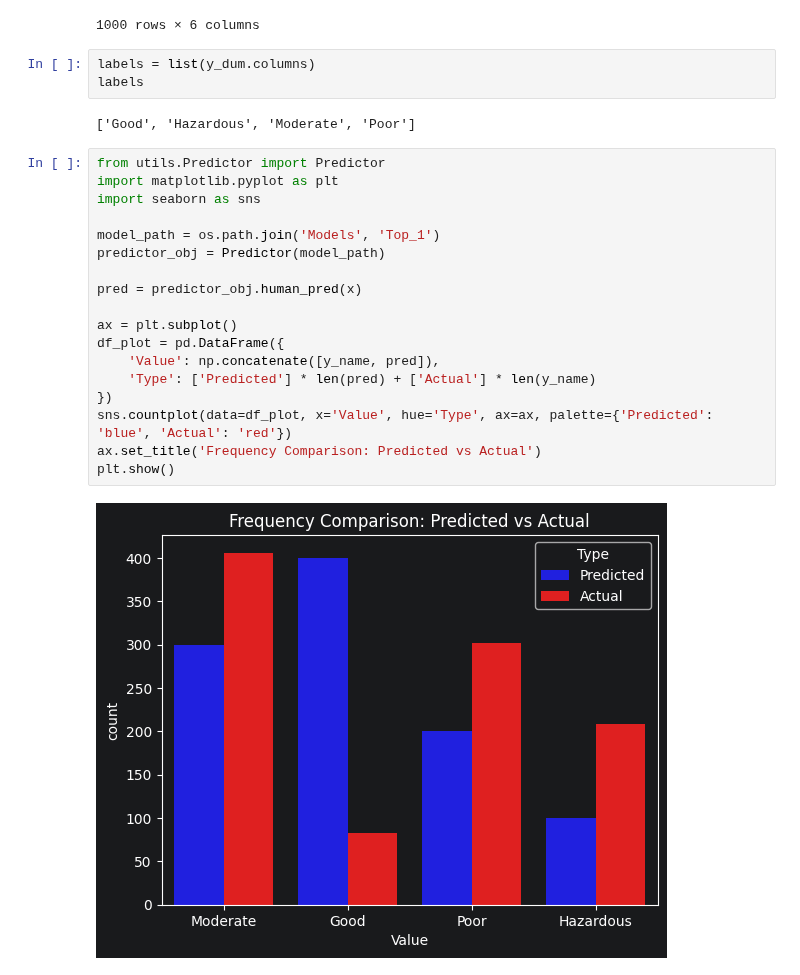
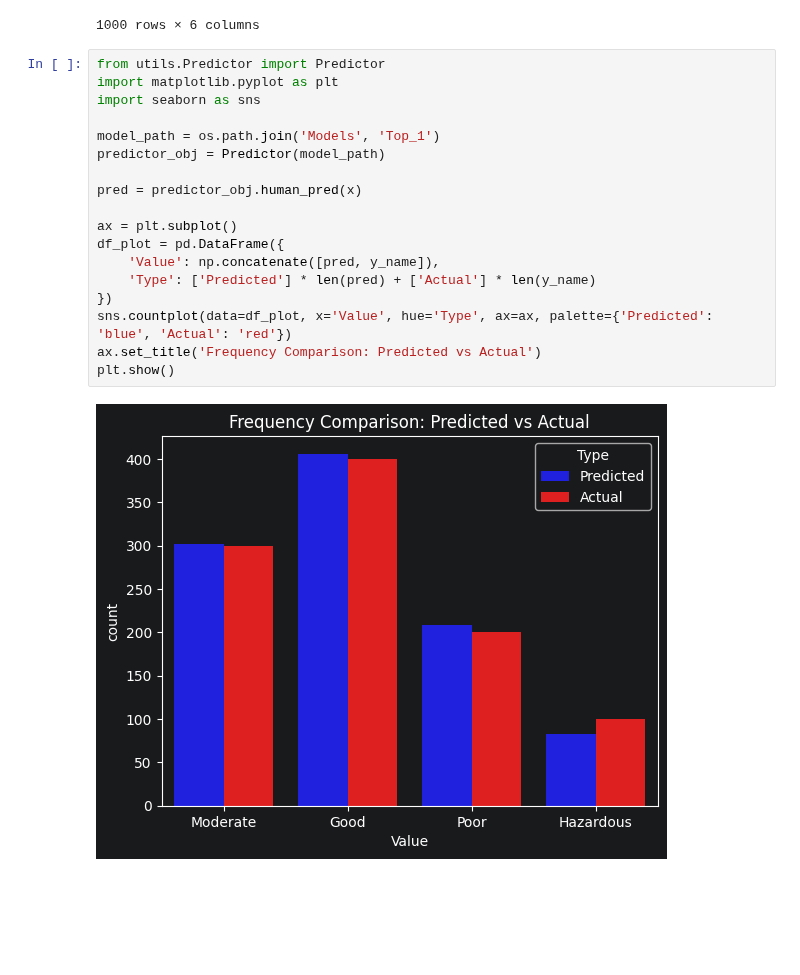
Before and after one commit to xXKeNdAmAmAsTeRXx/Deep_Learning_Labs, a Jupyter notebook: Lab6_7-project/5_Evaluation_TOP1.ipynb, the cells around one changed output. Drawn from its saved outputs; the diff is of its cells as text; blank space fills up the shorter version.

```diff
--- a/Lab6_7-project/5_Evaluation_TOP1.ipynb
+++ b/Lab6_7-project/5_Evaluation_TOP1.ipynb
@@ -25,31 +25,26 @@ x
 | 998 | -0.893617 | -0.284746 | 0.051613 | 0.398305 | -0.021505 | 0.177215 |
 | 999 | 0.319149 | -0.438418 | 1.047005 | 0.779661 | -0.053763 | 0.113924 |
 1000 rows × 6 columns
-# %%
-labels = list(y_dum.columns)
-labels
-# %% [output]
-['Good', 'Hazardous', 'Moderate', 'Poor']
 # %%
 from utils.Predictor import Predictor
 import matplotlib.pyplot as plt
 import seaborn as sns
 
 model_path = os.path.join('Models', 'Top_1')
 predictor_obj = Predictor(model_path)
 
 pred = predictor_obj.human_pred(x)
 
 ax = plt.subplot()
 df_plot = pd.DataFrame({
-    'Value': np.concatenate([y_name, pred]),
+    'Value': np.concatenate([pred, y_name]),
     'Type': ['Predicted'] * len(pred) + ['Actual'] * len(y_name)
 })
 sns.countplot(data=df_plot, x='Value', hue='Type', ax=ax, palette={'Predicted': 'blue', 'Actual': 'red'})
 ax.set_title('Frequency Comparison: Predicted vs Actual')
 plt.show()
 # %% [output]
-[figure, old version]
+[figure, new version]
 # %%
 predictor_obj.metric_report(x, y)
 # %% [output]
```
Also changed, not shown: parts of 1 cell of this notebook, 3 other files.
